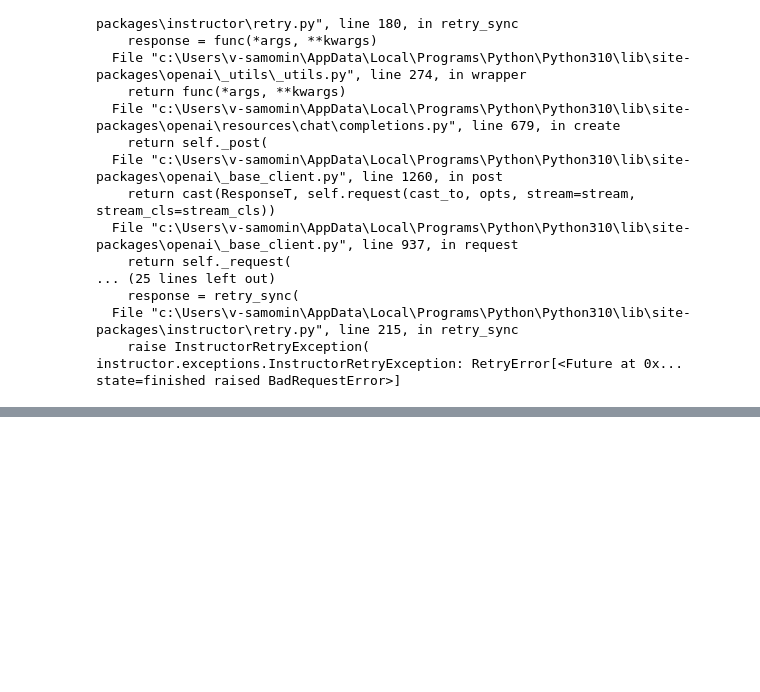
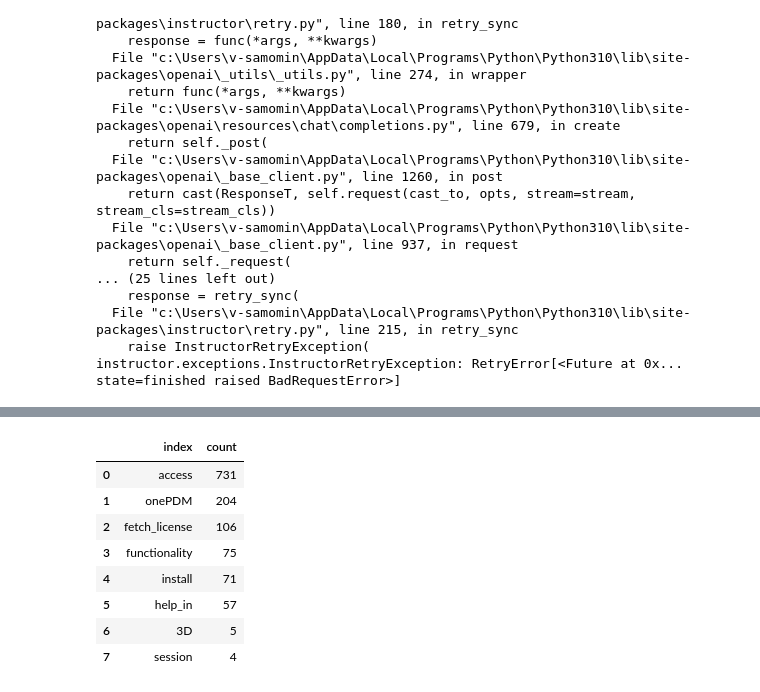
Before and after one commit to Saumaan-1022737/sample-app-aoai-chatGPT, a Jupyter notebook: backend/email/email_classification.ipynb, the cells around one changed output, grey strips where cells are left out. Drawn from its saved outputs; the diff is of its cells as text; code cells hidden in the pictures; blank space fills up the shorter version.

```diff
--- a/backend/email/email_classification.ipynb
+++ b/backend/email/email_classification.ipynb
@@ -652,0 +687,12 @@ with open(r"C:\Users\v-samomin\Desktop\git\sample-app-aoai-chatGPT\backend\email
+# %%
+df['category'].value_counts().reset_index(name='count')
+# %% [output]
+|  | index | count |
+| 0 | access | 731 |
+| 1 | onePDM | 204 |
+| 2 | fetch_license | 106 |
+| 3 | functionality | 75 |
+| 4 | install | 71 |
+| 5 | help_in | 57 |
+| 6 | 3D | 5 |
+| 7 | session | 4 |
```
Also changed, not shown: parts of 14 cells of this notebook.
